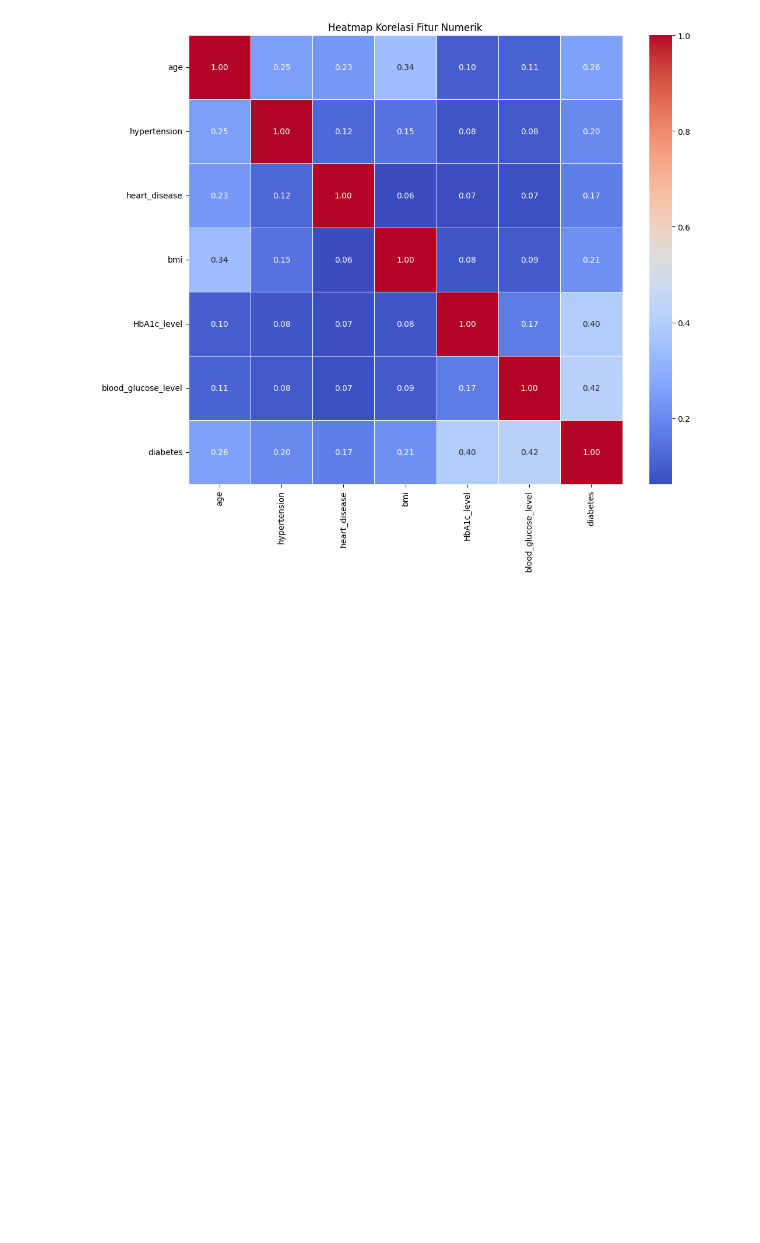
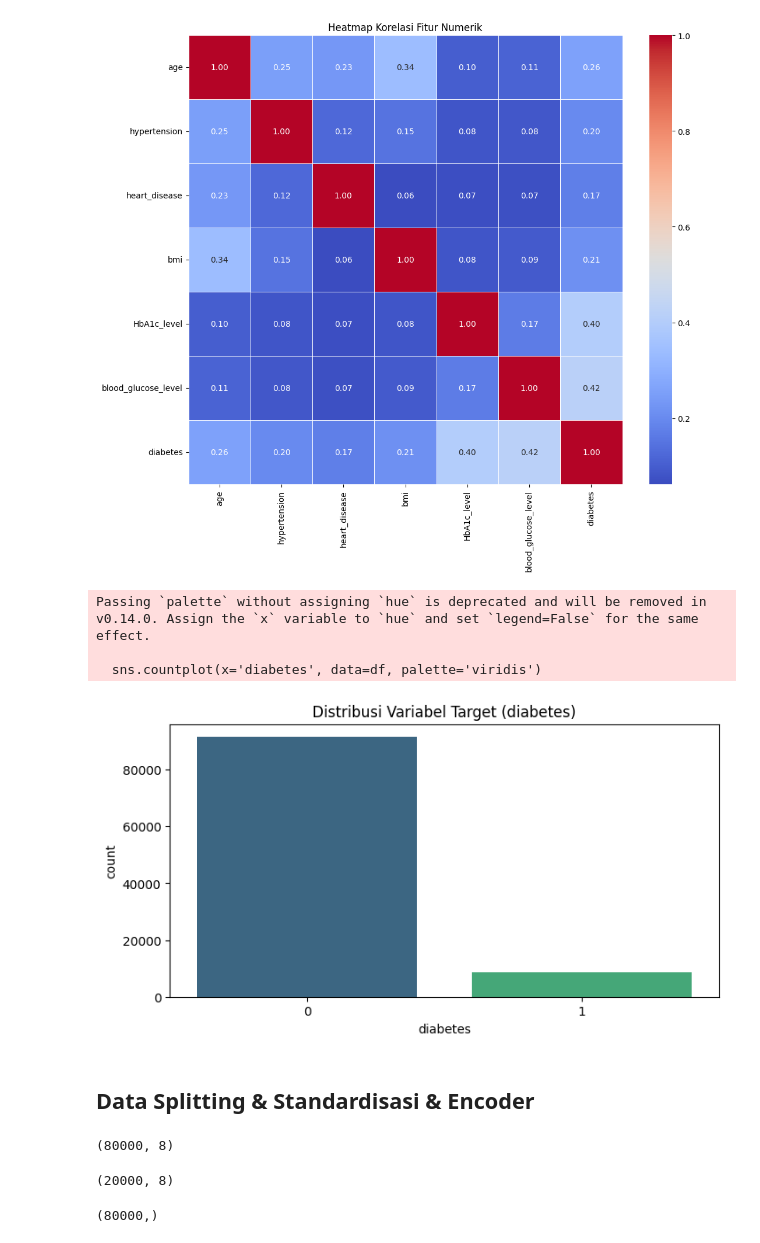
Before and after one commit to aprizal543/Prediksi_DiabetesV2, a Jupyter notebook: Prediks_DiabetesV2.ipynb, the cells around one changed output. Saved outputs shown, nothing was run; the diff lists cells and outputs as text; code cells hidden in the pictures; blank space fills up the shorter version.

```diff
--- a/Prediks_DiabetesV2.ipynb
+++ b/Prediks_DiabetesV2.ipynb
@@ -114,3 +114,16 @@ plt.title('Heatmap Korelasi Fitur Numerik')
 plt.show()
 # %% [output]
 [figure]
+# %%
+# Visualisasi distribusi variabel target
+plt.figure(figsize=(8, 4))
+sns.countplot(x='diabetes', data=df, palette='viridis')
+plt.title('Distribusi Variabel Target (diabetes)')
+plt.show()
+# %% [output]
+Passing `palette` without assigning `hue` is deprecated and will be removed in v0.14.0. Assign the `x` variable to `hue` and set `legend=False` for the same effect.
+
+  sns.countplot(x='diabetes', data=df, palette='viridis')
+[figure, added]
+# %% [markdown]
+## Data Splitting & Standardisasi & Encoder
@@ -116,0 +156,12 @@ plt.show()
+# %%
+X_train.shape
+# %% [output]
+(80000, 8)
+# %%
+X_test.shape
+# %% [output]
+(20000, 8)
+# %%
+y_train.shape
+# %% [output]
+(80000,)
```
Also changed, not shown: parts of 13 cells of this notebook.
